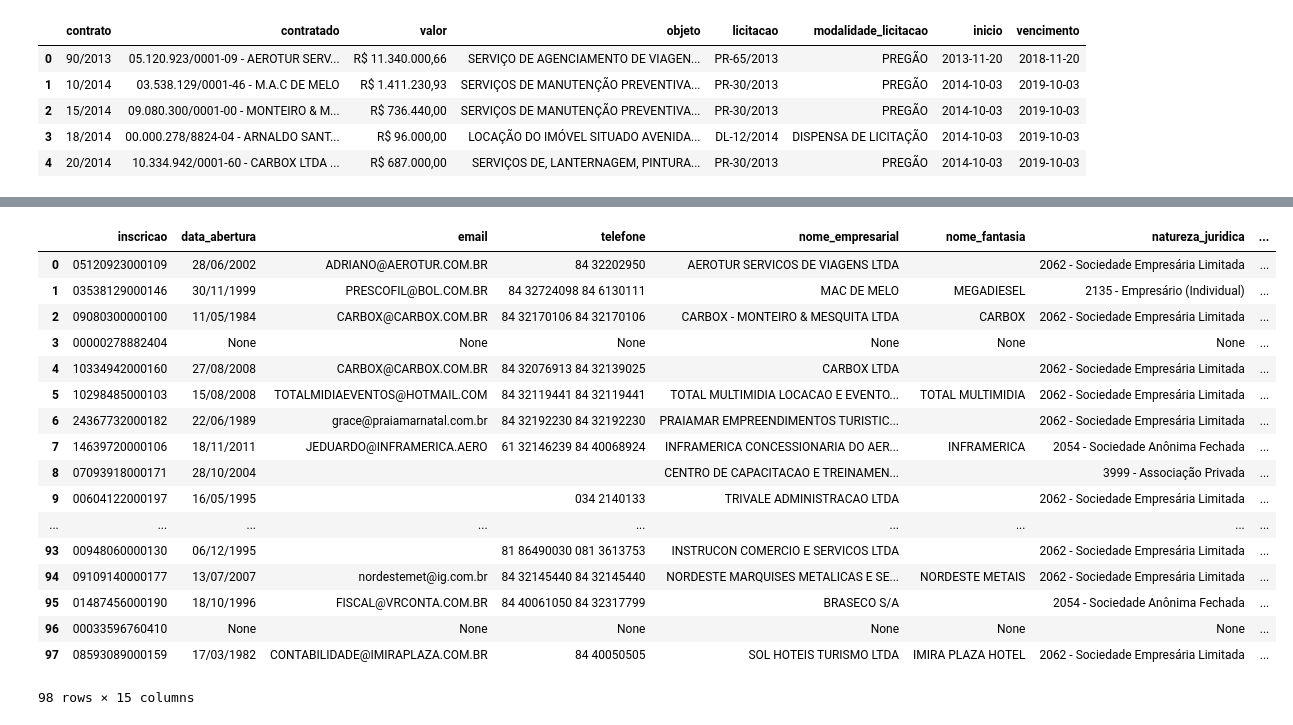
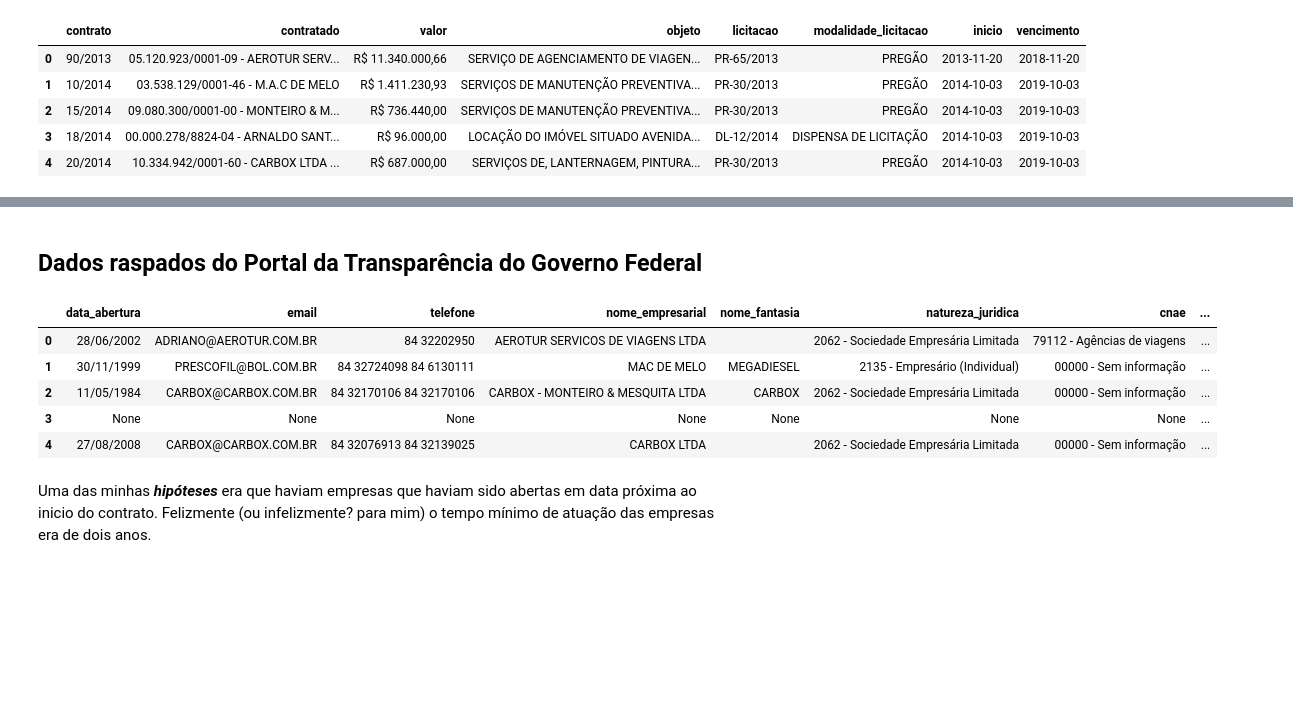
Before and after one commit to allangoncalves/analise_contratos_ufrn, a Jupyter notebook: ContratosUFRN.ipynb, the cells around one changed output, grey strips where cells are left out. Saved outputs shown, nothing was run; the diff lists cells and outputs as text; code cells hidden in the pictures; blank space fills up the shorter version.

```diff
--- a/ContratosUFRN.ipynb
+++ b/ContratosUFRN.ipynb
@@ -47,0 +40,5 @@ df.head()
+# %%
+df['valor'] = df['valor'].str.replace('R.','', regex=True).str.strip()
+df['valor'] = df['valor'].str.replace('.', '')
+df['valor'] = df['valor'].str.replace(',', '.')
+df['valor'] = df['valor'].astype(float)
@@ -48,25 +68,2 @@ df.head()
 # %%
-cnpjs = df['cnpj'].apply(lambda x: re.sub(r'[^\w]', '', x))
-cnpjs.reset_index(drop=True, inplace=True)
+df['cnpj'] = df['cnpj'].apply(lambda x: re.sub(r'[^\w]', '', x))
-# %%
-def get_soup(cnpj):
-    request = requests.get('http://www.portaltransparencia.gov.br/pessoa-juridica/%s' % cnpj)
-    if request.ok:
-        return BeautifulSoup(request.content)
-    else:
-        raise Exception('Servidor não respondendo!!')
-
-def get_info(cnpj):
-    data = []
-    try:
-        soup = get_soup(cnpj)
-    except:
-        return []
-    else:
-        section = soup.find('section', {'class': 'dados-tabelados'})
-#         print(section)
-        divs = section.findAll('div', {'class': 'row'})
-#         print(divs)
-        for div in divs:
-            data.extend(div.findAll('span'))
-        return [item.text for item in data]
@@ -91,3 +72,3 @@ get_info(cnpjs[0])
 # %%
-# cnpjs.apply(func=lambda x: get_info(x), axis=1)
-result = [get_info(cnpj) for cnpj in cnpjs]
+%%time
+result = [get_info(cnpj) for cnpj in df['cnpj']]
@@ -94,39 +77,29 @@ result = [get_info(cnpj) for cnpj in cnpjs]
+# %% [markdown]
+## Dados raspados do Portal da Transparência do Governo Federal
 # %%
 scraped_data = pd.DataFrame(result, columns=[
     'inscricao',
     'data_abertura',
     'email',
     'telefone',
     'nome_empresarial',
     'nome_fantasia',
     'natureza_juridica',
     'cnae',
     'logradouro',
     'numero',
     'complemento',
     'cep',
     'bairro',
     'municipio',
     'uf',
 ])
-scraped_data['inscricao'] = cnpjs
-scraped_data
+scraped_data.drop('inscricao', inplace=True, axis=1)
+scraped_data.head()
 # %% [output]
-|  | inscricao | data_abertura | email | telefone | nome_empresarial | nome_fantasia | natureza_juridica | ... |
-| 0 | 05120923000109 | 28/06/2002 | ADRIANO@AEROTUR.COM.BR | 84 32202950 | AEROTUR SERVICOS DE VIAGENS LTDA |  | 2062 - Sociedade Empresária Limitada | ... |
-| 1 | 03538129000146 | 30/11/1999 | PRESCOFIL@BOL.COM.BR | 84 32724098 84 6130111 | MAC DE MELO | MEGADIESEL | 2135 - Empresário (Individual) | ... |
-| 2 | 09080300000100 | 11/05/1984 | CARBOX@CARBOX.COM.BR | 84 32170106 84 32170106 | CARBOX - MONTEIRO & MESQUITA LTDA | CARBOX | 2062 - Sociedade Empresária Limitada | ... |
-| 3 | 00000278882404 | None | None | None | None | None | None | ... |
-| 4 | 10334942000160 | 27/08/2008 | CARBOX@CARBOX.COM.BR | 84 32076913 84 32139025 | CARBOX LTDA |  | 2062 - Sociedade Empresária Limitada | ... |
-| 5 | 10298485000103 | 15/08/2008 | TOTALMIDIAEVENTOS@HOTMAIL.COM | 84 32119441 84 32119441 | TOTAL MULTIMIDIA LOCACAO E EVENTO... | TOTAL MULTIMIDIA | 2062 - Sociedade Empresária Limitada | ... |
-| 6 | 24367732000182 | 22/06/1989 | grace@praiamarnatal.com.br | 84 32192230 84 32192230 | PRAIAMAR EMPREENDIMENTOS TURISTIC... |  | 2062 - Sociedade Empresária Limitada | ... |
-| 7 | 14639720000106 | 18/11/2011 | JEDUARDO@INFRAMERICA.AERO | 61 32146239 84 40068924 | INFRAMERICA CONCESSIONARIA DO AER... | INFRAMERICA | 2054 - Sociedade Anônima Fechada | ... |
-| 8 | 07093918000171 | 28/10/2004 |  |  | CENTRO DE CAPACITACAO E TREINAMEN... |  | 3999 - Associação Privada | ... |
-| 9 | 00604122000197 | 16/05/1995 |  | 034 2140133 | TRIVALE ADMINISTRACAO LTDA |  | 2062 - Sociedade Empresária Limitada | ... |
-| ... | ... | ... | ... | ... | ... | ... | ... | ... |
-| 93 | 00948060000130 | 06/12/1995 |  | 81 86490030 081 3613753 | INSTRUCON COMERCIO E SERVICOS LTDA |  | 2062 - Sociedade Empresária Limitada | ... |
-| 94 | 09109140000177 | 13/07/2007 | nordestemet@ig.com.br | 84 32145440 84 32145440 | NORDESTE MARQUISES METALICAS E SE... | NORDESTE METAIS | 2062 - Sociedade Empresária Limitada | ... |
-| 95 | 01487456000190 | 18/10/1996 | FISCAL@VRCONTA.COM.BR | 84 40061050 84 32317799 | BRASECO S/A |  | 2054 - Sociedade Anônima Fechada | ... |
-| 96 | 00033596760410 | None | None | None | None | None | None | ... |
-| 97 | 08593089000159 | 17/03/1982 | CONTABILIDADE@IMIRAPLAZA.COM.BR | 84 40050505 | SOL HOTEIS TURISMO LTDA | IMIRA PLAZA HOTEL | 2062 - Sociedade Empresária Limitada | ... |
+|  | data_abertura | email | telefone | nome_empresarial | nome_fantasia | natureza_juridica | cnae | ... |
+| 0 | 28/06/2002 | ADRIANO@AEROTUR.COM.BR | 84 32202950 | AEROTUR SERVICOS DE VIAGENS LTDA |  | 2062 - Sociedade Empresária Limitada | 79112 - Agências de viagens | ... |
+| 1 | 30/11/1999 | PRESCOFIL@BOL.COM.BR | 84 32724098 84 6130111 | MAC DE MELO | MEGADIESEL | 2135 - Empresário (Individual) | 00000 - Sem informação | ... |
+| 2 | 11/05/1984 | CARBOX@CARBOX.COM.BR | 84 32170106 84 32170106 | CARBOX - MONTEIRO & MESQUITA LTDA | CARBOX | 2062 - Sociedade Empresária Limitada | 00000 - Sem informação | ... |
+| 3 | None | None | None | None | None | None | None | ... |
+| 4 | 27/08/2008 | CARBOX@CARBOX.COM.BR | 84 32076913 84 32139025 | CARBOX LTDA |  | 2062 - Sociedade Empresária Limitada | 00000 - Sem informação | ... |
-98 rows × 15 columns
@@ -133,2 +108,4 @@ scraped_data
+# %% [markdown]
+Uma das minhas ***hipóteses*** era que haviam empresas que haviam sido abertas em data próxima ao inicio do contrato. Felizmente (ou infelizmente? para mim) o tempo mínimo de atuação das empresas era de dois anos.
 # %%
 scraped_data['data_abertura'] = scraped_data['data_abertura'].apply(pd.to_datetime)
```
Also changed, not shown: parts of 40 cells of this notebook, 3 other files.
